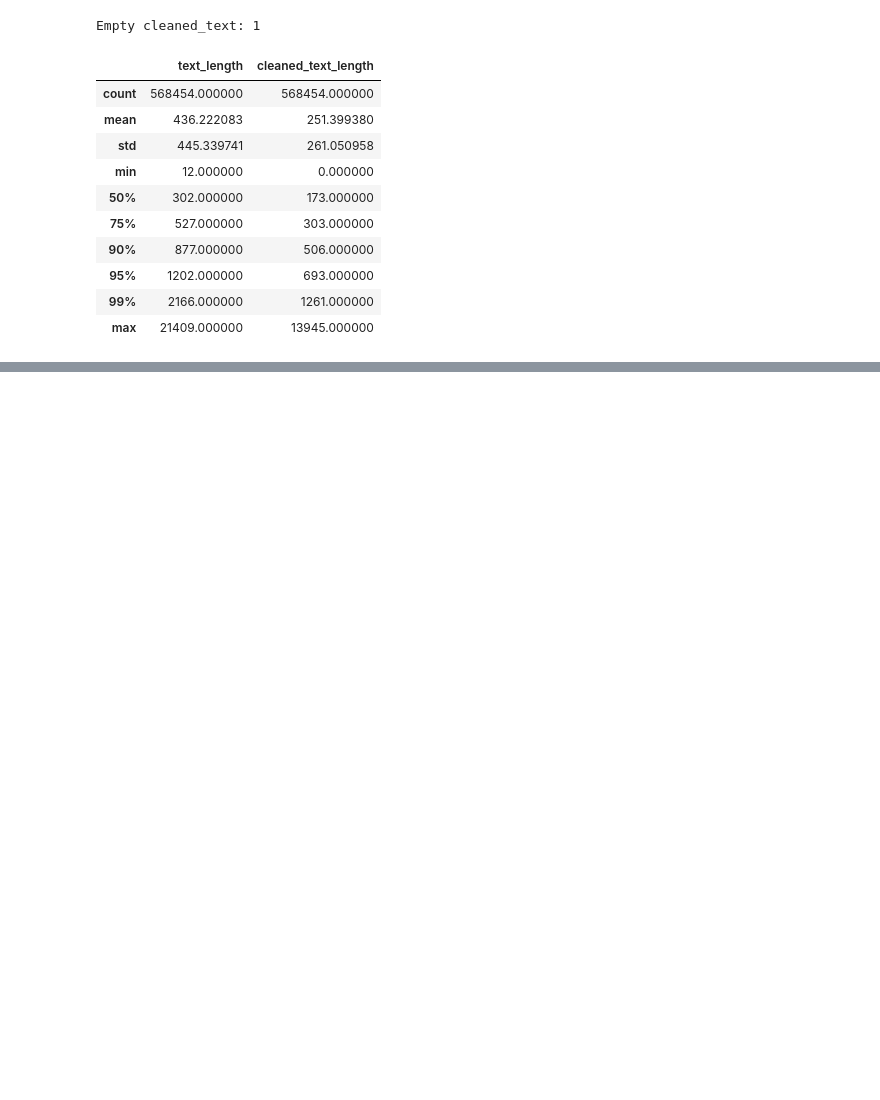
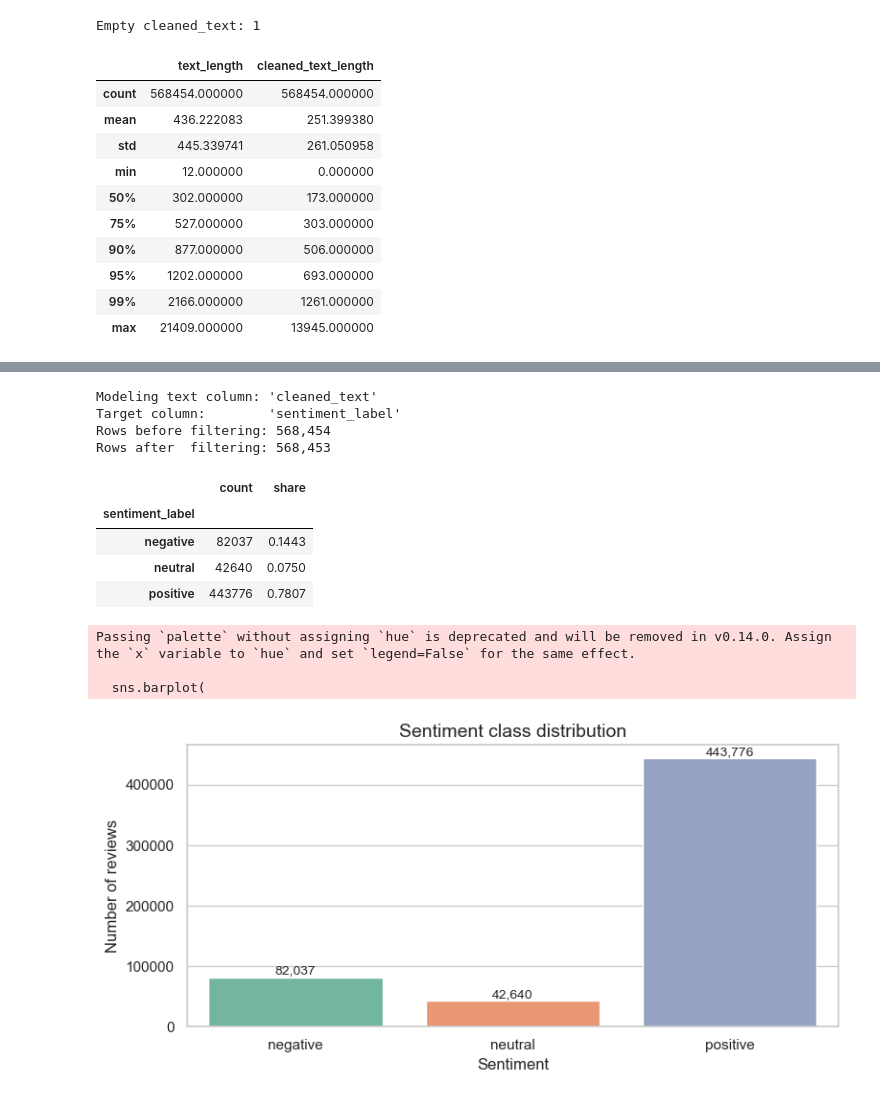
Before and after one commit to AdvayChandramouli/amazon-food-reviews, a Jupyter notebook: amazon_semantic_analysis.ipynb, the cells around one changed output, grey strips where cells are left out. Drawn from its saved outputs; the diff is of its cells as text; code cells hidden in the pictures; blank space fills up the shorter version.

```diff
--- a/amazon_semantic_analysis.ipynb
+++ b/amazon_semantic_analysis.ipynb
@@ -8,7 +8,6 @@ from __future__ import annotations
 import re
 import sys
 import platform
-from typing import Iterable
 
 import numpy as np
 import pandas as pd
@@ -20,14 +19,18 @@ from nltk.corpus import stopwords
 from nltk.tokenize import word_tokenize
 from nltk.stem import WordNetLemmatizer
 
-DATASET_CSV_PATH = "/Users/advaychandramouli/dev/projects/amazon-food-reviews/data/Reviews.csv"
+DATASET_CSV_PATH = (
+    "/Users/advaychandramouli/dev/projects/amazon-food-reviews/data/Reviews.csv"
+)
 
 pd.set_option("display.max_columns", 200)
 pd.set_option("display.width", 120)
 pd.set_option("display.max_colwidth", 200)
 
 sns.set_theme(style="whitegrid", context="notebook")
-plt.rcParams.update({"figure.figsize": (10, 5), "axes.titlesize": 14, "axes.labelsize": 12})
+plt.rcParams.update(
+    {"figure.figsize": (10, 5), "axes.titlesize": 14, "axes.labelsize": 12}
+)
 
 print("Python:", sys.version.split()[0])
 print("Executable:", sys.executable)
@@ -404,0 +457,61 @@ Empty cleaned_text: 1
+# %%
+def pick_modeling_text_column(frame: pd.DataFrame) -> str:
+    """Prefer `cleaned_text` if available and usable; otherwise fall back to `Text`."""
+    if "cleaned_text" in frame.columns:
+        non_empty = frame["cleaned_text"].astype("string").str.strip().ne("").sum()
+        if non_empty > 0:
+            return "cleaned_text"
+    return "Text"
+
+
+TEXT_COL = pick_modeling_text_column(df)
+LABEL_COL = "sentiment_label"
+print(f"Modeling text column: {TEXT_COL!r}")
+print(f"Target column:        {LABEL_COL!r}")
+
+# Work on a modeling view without mutating the original EDA dataframe.
+model_df = df[[TEXT_COL, LABEL_COL]].copy()
+model_df[TEXT_COL] = model_df[TEXT_COL].astype("string").fillna("").str.strip()
+
+rows_before = len(model_df)
+model_df = model_df[
+    (model_df[TEXT_COL] != "") & model_df[LABEL_COL].notna()
+].reset_index(drop=True)
+rows_after = len(model_df)
+print(f"Rows before filtering: {rows_before:,}")
+print(f"Rows after  filtering: {rows_after:,}")
+
+class_counts = model_df[LABEL_COL].value_counts().reindex(SENTIMENT_CLASSES)
+class_share = (class_counts / class_counts.sum()).round(4)
+class_summary = pd.DataFrame({"count": class_counts, "share": class_share})
+display(class_summary)
+
+fig, ax = plt.subplots(figsize=(8, 4))
+sns.barplot(
+    x=class_counts.index,
+    y=class_counts.values,
+    order=SENTIMENT_CLASSES,
+    ax=ax,
+    palette="Set2",
+)
+ax.set_title("Sentiment class distribution")
+ax.set_xlabel("Sentiment")
+ax.set_ylabel("Number of reviews")
+for i, v in enumerate(class_counts.values):
+    ax.text(i, v, f"{int(v):,}", ha="center", va="bottom", fontsize=10)
+plt.tight_layout()
+plt.show()
+# %% [output]
+Modeling text column: 'cleaned_text'
+Target column:        'sentiment_label'
+Rows before filtering: 568,454
+Rows after  filtering: 568,453
+|  | count | share |
+| sentiment_label |  |  |
+| negative | 82037 | 0.1443 |
+| neutral | 42640 | 0.0750 |
+| positive | 443776 | 0.7807 |
+Passing `palette` without assigning `hue` is deprecated and will be removed in v0.14.0. Assign the `x` variable to `hue` and set `legend=False` for the same effect.
+
+  sns.barplot(
+[figure, added]
```
Also changed, not shown: parts of 23 cells of this notebook, 2 other files.
